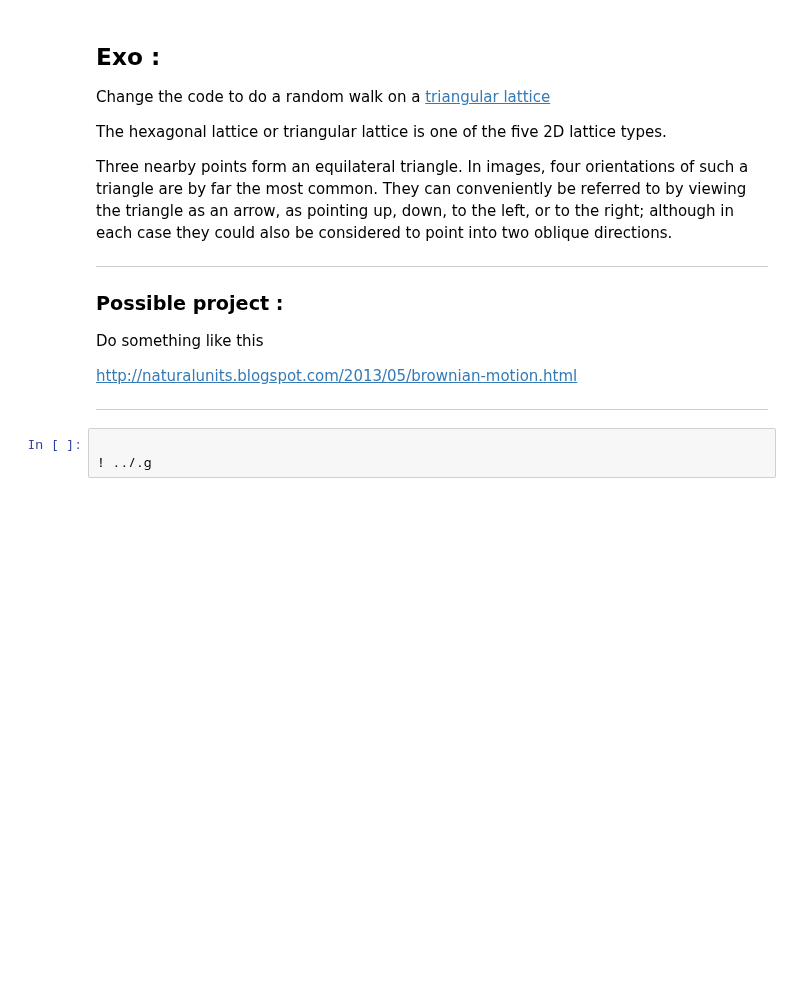
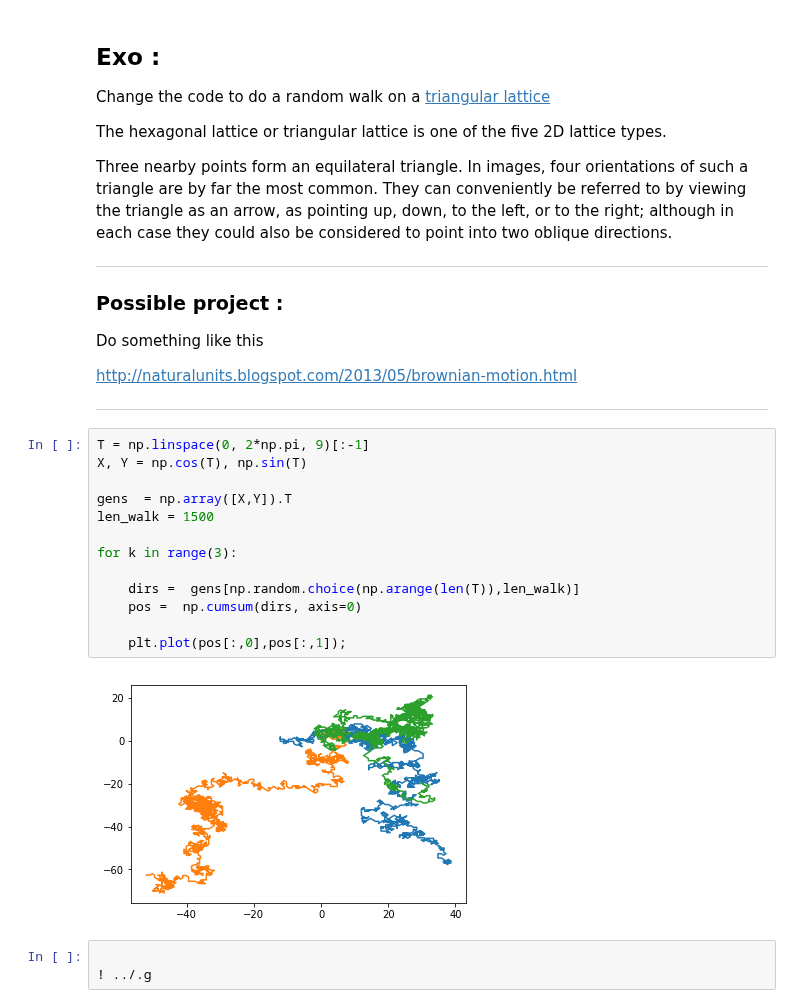
Before and after one commit to macbuse/macbuse.github.io, a Jupyter notebook: PROG/affine_maps.ipynb, the cells around one changed output. Drawn from its saved outputs; the diff is of its cells as text; blank space fills up the shorter version.

```diff
--- a/PROG/affine_maps.ipynb
+++ b/PROG/affine_maps.ipynb
@@ -538,6 +538,21 @@ Do something like this
 http://naturalunits.blogspot.com/2013/05/brownian-motion.html
 
 ---
+# %%
+T = np.linspace(0, 2*np.pi, 9)[:-1]
+X, Y = np.cos(T), np.sin(T)
+
+gens  = np.array([X,Y]).T
+len_walk = 1500
+
+for k in range(3):
+
+    dirs =  gens[np.random.choice(np.arange(len(T)),len_walk)]
+    pos =  np.cumsum(dirs, axis=0)
+
+    plt.plot(pos[:,0],pos[:,1]);
+# %% [output]
+[figure, added]
 # %%
 
 ! ../.g
```
Also changed, not shown: parts of 1 cell of this notebook.
